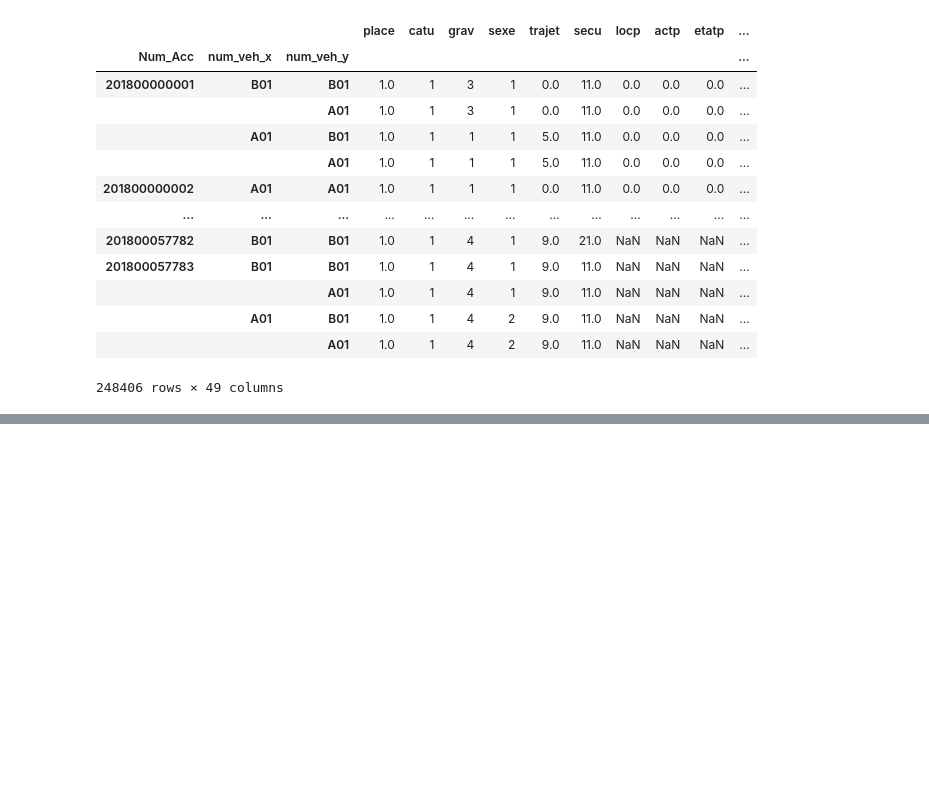
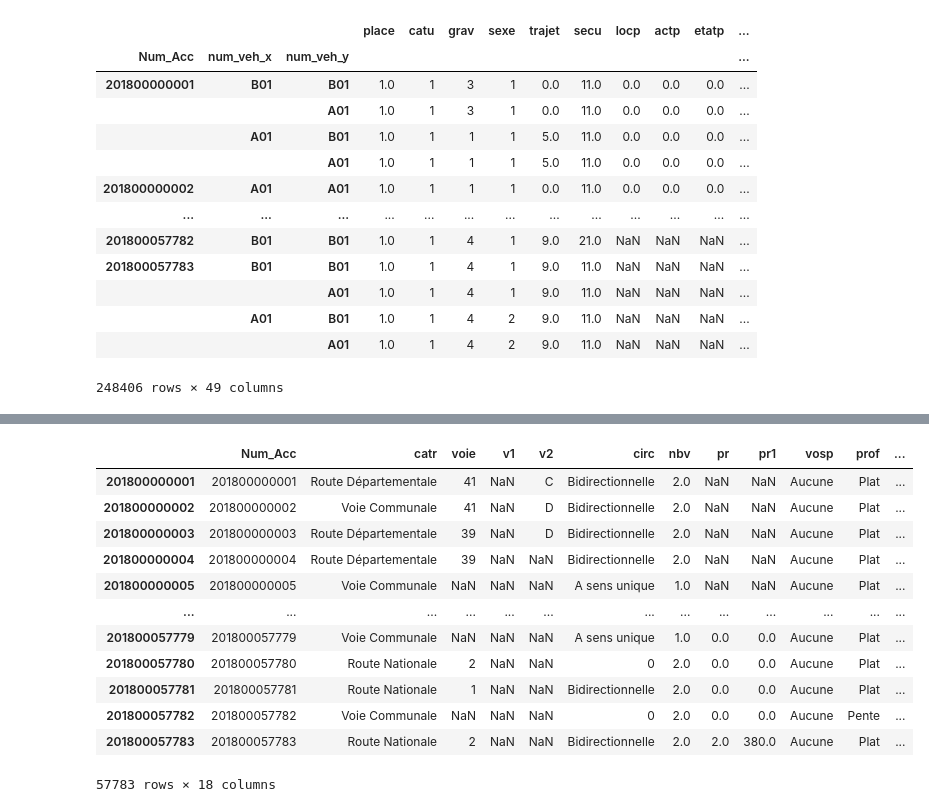
Before and after one commit to Darman09/-Data-Science-Road-Accident, a Jupyter notebook: DataAccident.ipynb, the cells around one changed output, grey strips where cells are left out. Cells and saved outputs as stored; diff of their text form; code cells hidden in the pictures; blank space fills up the shorter version.

Commit message:
Normalisation Lieux & Correction duplication Usager du vehicule

```diff
--- a/DataAccident.ipynb
+++ b/DataAccident.ipynb
@@ -60,0 +68,52 @@ dataAccident2017.set_index(['Num_Acc','num_veh_x','num_veh_y'])
+# %%
+# Replacement Int Rubrique Lieux
+
+# Replacement catr (Categorie de route)
+def replace_catr(df):
+    df.catr = df.catr.replace(1, 'Autoroute').replace(2, 'Route Nationale').replace(3, 'Route Départementale').replace(4, 'Voie Communale').replace(5, 'Hors réseau public').replace(6, ' Parc de stationnement ouvert à la circulation publique').replace(9, 'Autre')
+    return df
+# Replacement circ (Régime de circulation)
+def replace_circ(df):
+    df.circ = df.circ.replace(1,'A sens unique').replace(2,'Bidirectionnelle').replace(3,'A chaussées séparées').replace(4,'Avec voies d’affectation variable')
+    return df
+# Replacement vosp (Existence d’une voie réservée)
+def replace_vosp(df):
+    df.vosp = df.vosp.replace(0,'Aucune voie réservée').replace(1,'Piste cyclable ').replace(2,'Banque cyclable').replace(3,'Voie réservée')
+    return df
+# Replacement prof (décrit la déclivité de la route à l'endroit de l'accident)
+def replace_prof(df):
+    df.prof = df.prof.replace(1,'Plat').replace(2,'Pente').replace(3,'Sommet de côte').replace(4,'Bas de côte')
+    return df
+# Replacement plan (Tracé en plan)
+def replace_plan(df):
+    df.plan = df.plan.replace(1,'Partie rectiligne').replace(2,'En courbe à gauche').replace(3,'En courbe à droite').replace(4,'En « S »')
+    return df
+# Replacement surf (Etat de la surface)
+def replace_surf(df):
+    df.surf = df.surf.replace(1,'Normale').replace(2,'Mouillée').replace(3,'Flaques').replace(4,'Inondée').replace(5,'Enneigée').replace(6,'Boue').replace(7,'Verglacée').replace(8,'Corps gras - Huile').replace(9,'Autre')
+    return df
+# Replacement infra (Aménagement - Infrastructure)
+def replace_infra(df):
+    df.infra = df.infra.replace(1,'Souterrain - tunnel').replace(2,'Pont - autopont').replace(3,'Bretelle d’échangeur ou de raccordement').replace(4,'Voie ferrée').replace(5,'Carrefour aménagé').replace(6,'Zone piétonne').replace(7,' Zone de péage')
+    return df
+# Replacement situ (Situation de l’accident :)
+def replace_situ(df):
+    df.situ = df.situ.replace(1,' Sur chaussée').replace(2,'Sur bande d’arrêt d’urgence ').replace(3,'Sur accotement').replace(4,'Sur trottoir').replace(5,'Sur piste cyclable')
+    return df
+
+DataAccident2018lieux = replace_catr(replace_circ(replace_infra(replace_plan(replace_prof(replace_situ(replace_surf(replace_surf(replace_vosp(DataAccident2018lieux)))))))))
+DataAccident2018lieux.rename(index=DataAccident2018lieux.Num_Acc)
+# %% [output]
+|  | Num_Acc | catr | voie | v1 | v2 | circ | nbv | pr | pr1 | vosp | prof | ... |
+| 201800000001 | 201800000001 | Route Départementale | 41 | NaN | C | Bidirectionnelle | 2.0 | NaN | NaN | Aucune | Plat | ... |
+| 201800000002 | 201800000002 | Voie Communale | 41 | NaN | D | Bidirectionnelle | 2.0 | NaN | NaN | Aucune | Plat | ... |
+| 201800000003 | 201800000003 | Route Départementale | 39 | NaN | D | Bidirectionnelle | 2.0 | NaN | NaN | Aucune | Plat | ... |
+| 201800000004 | 201800000004 | Route Départementale | 39 | NaN | NaN | Bidirectionnelle | 2.0 | NaN | NaN | Aucune | Plat | ... |
+| 201800000005 | 201800000005 | Voie Communale | NaN | NaN | NaN | A sens unique | 1.0 | NaN | NaN | Aucune | Plat | ... |
+| ... | ... | ... | ... | ... | ... | ... | ... | ... | ... | ... | ... | ... |
+| 201800057779 | 201800057779 | Voie Communale | NaN | NaN | NaN | A sens unique | 1.0 | 0.0 | 0.0 | Aucune | Plat | ... |
+| 201800057780 | 201800057780 | Route Nationale | 2 | NaN | NaN | 0 | 2.0 | 0.0 | 0.0 | Aucune | Plat | ... |
+| 201800057781 | 201800057781 | Route Nationale | 1 | NaN | NaN | Bidirectionnelle | 2.0 | 0.0 | 0.0 | Aucune | Plat | ... |
+| 201800057782 | 201800057782 | Voie Communale | NaN | NaN | NaN | 0 | 2.0 | 0.0 | 0.0 | Aucune | Pente | ... |
+| 201800057783 | 201800057783 | Route Nationale | 2 | NaN | NaN | Bidirectionnelle | 2.0 | 2.0 | 380.0 | Aucune | Plat | ... |
+57783 rows × 18 columns
```
Also changed, not shown: parts of 6 cells of this notebook.
